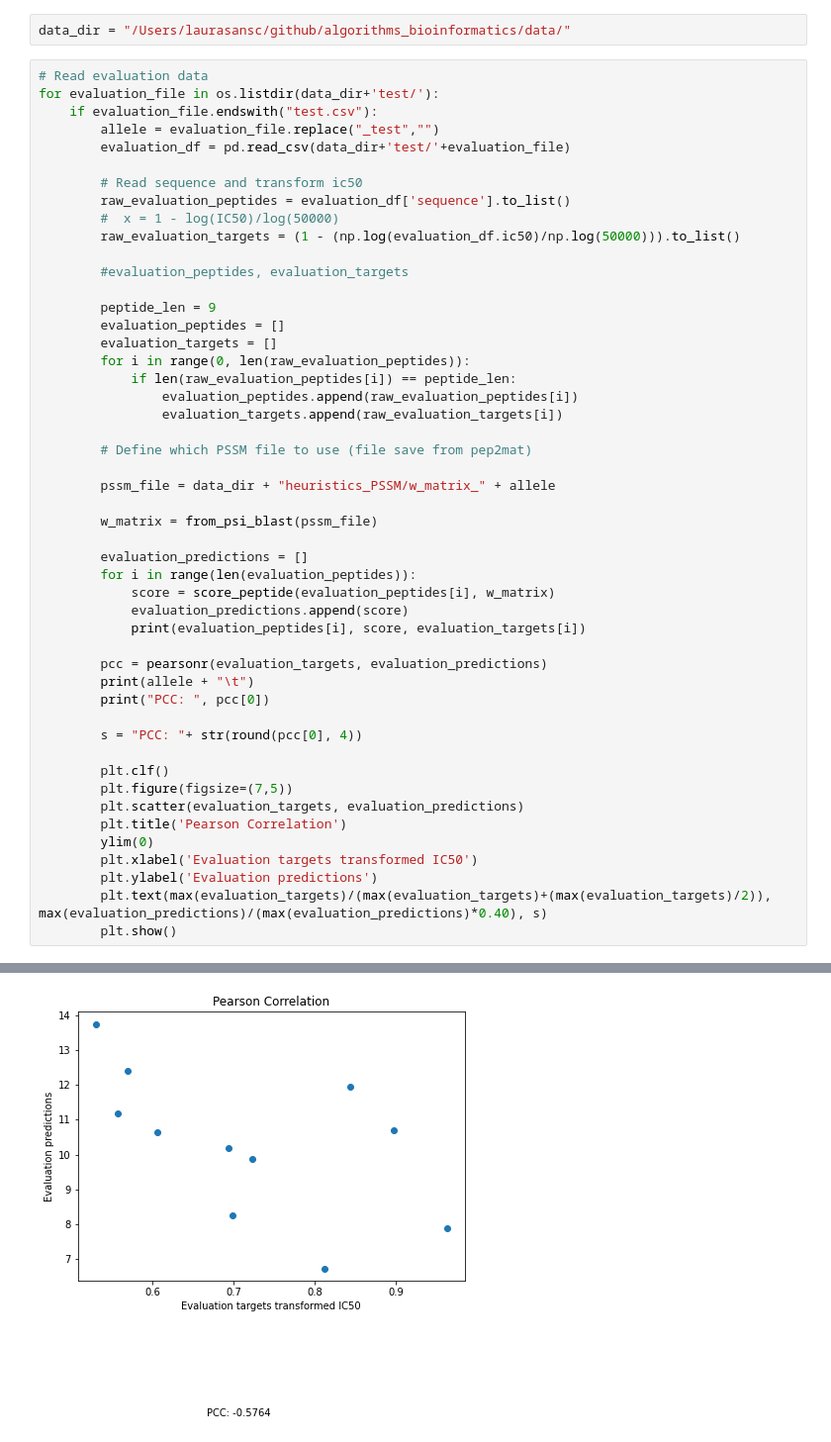
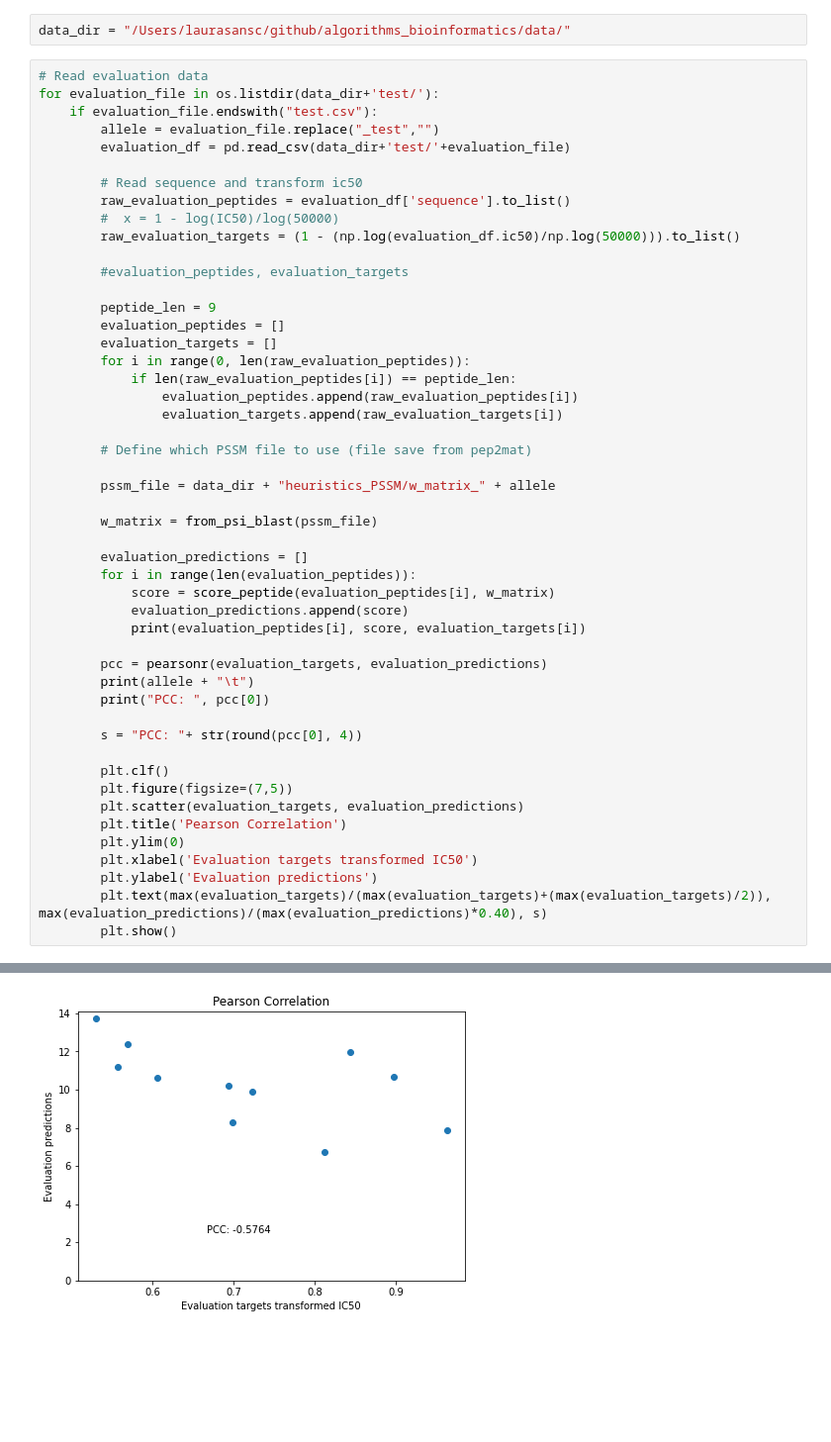
Before and after one commit to laurasansc/algorithms_bioinformatics, a Jupyter notebook: 02_predictions_LSC.ipynb, the cells around one changed output, grey strips where cells are left out. Shown at 99% size. Drawn from its saved outputs; the diff is of its cells as text; blank space fills up the shorter version.

```diff
--- a/02_predictions_LSC.ipynb
+++ b/02_predictions_LSC.ipynb
@@ -100,7 +100,7 @@ for evaluation_file in os.listdir(data_dir+'test/'):
         plt.figure(figsize=(7,5))
         plt.scatter(evaluation_targets, evaluation_predictions)
         plt.title('Pearson Correlation')
-        ylim(0)
+        plt.ylim(0)
         plt.xlabel('Evaluation targets transformed IC50')
         plt.ylabel('Evaluation predictions')
         plt.text(max(evaluation_targets)/(max(evaluation_targets)+(max(evaluation_targets)/2)), max(evaluation_predictions)/(max(evaluation_predictions)*0.40), s)
@@ -167,16 +167,16 @@ PCC:  0.3636087881675443
 EIIELTRTL 11.177299999999999 0.5579099455056649
 EFFDGGLTF 9.876100000000001 0.7234021173201142
 YVRGYLRGY 10.6988 0.8969348944768973
 SSMNSDAAY 10.189 0.6933563992245949
 FTFDNSKFV 13.746900000000002 0.53037688216408
 YVIKVFARV 10.6342 0.6061874643078425
 EFIYWDWLY 8.2671 0.6986982835963853
 HTAEIQQFF 11.945899999999998 0.843966387435969
 YLKKWLNSF 7.8892999999999995 0.9625255622204033
 ETIFTVLAL 6.734299999999999 0.8117044026387639
 EIPGSPGSY 12.3991 0.5695052721201885
 HLA_A_2601.csv
 PCC:  -0.576401434371349
 <Figure size 432x288 with 0 Axes>
-[figure, old version]
+[figure, new version]
 ... (4 outputs left out)
```
Also changed, not shown: parts of 1 cell of this notebook.
